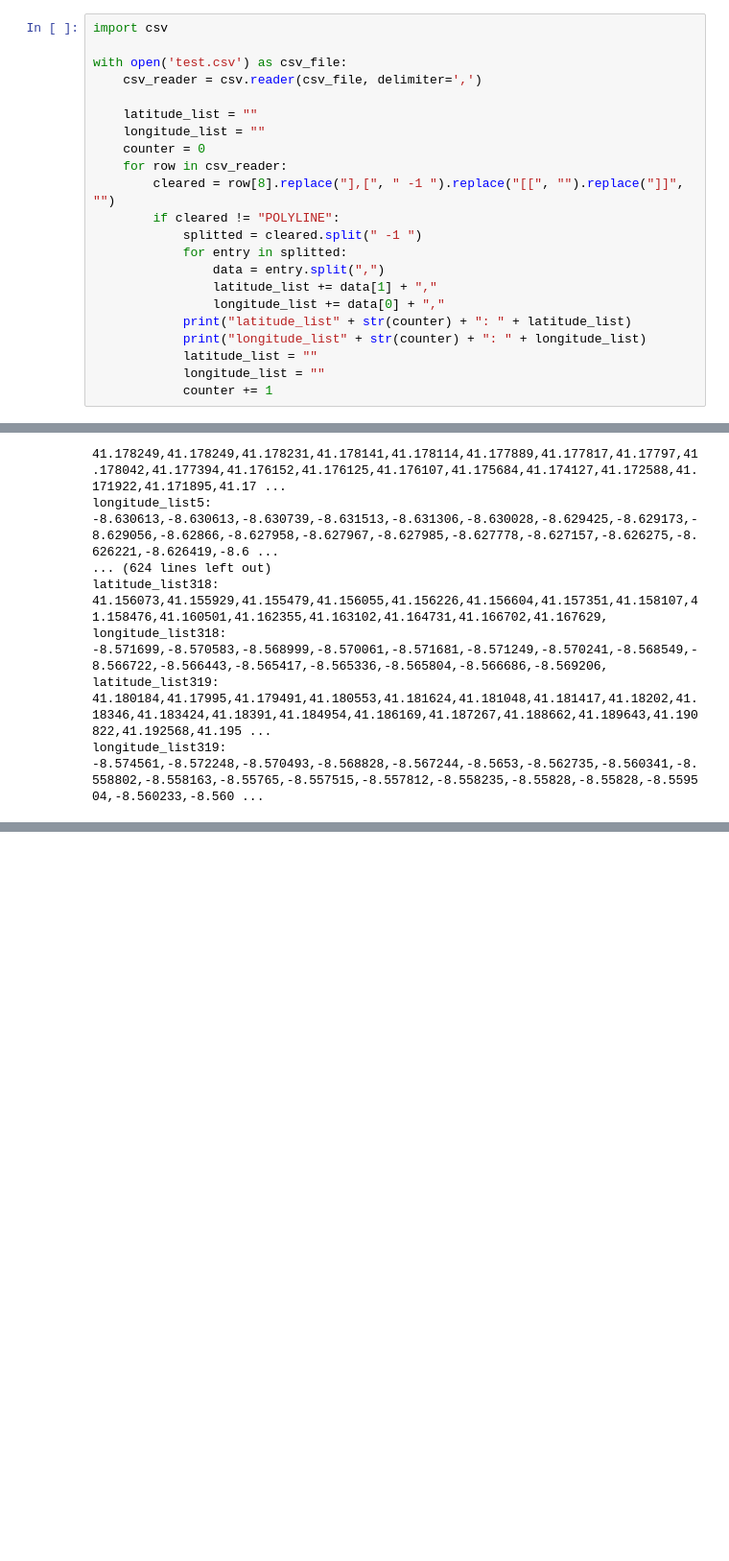
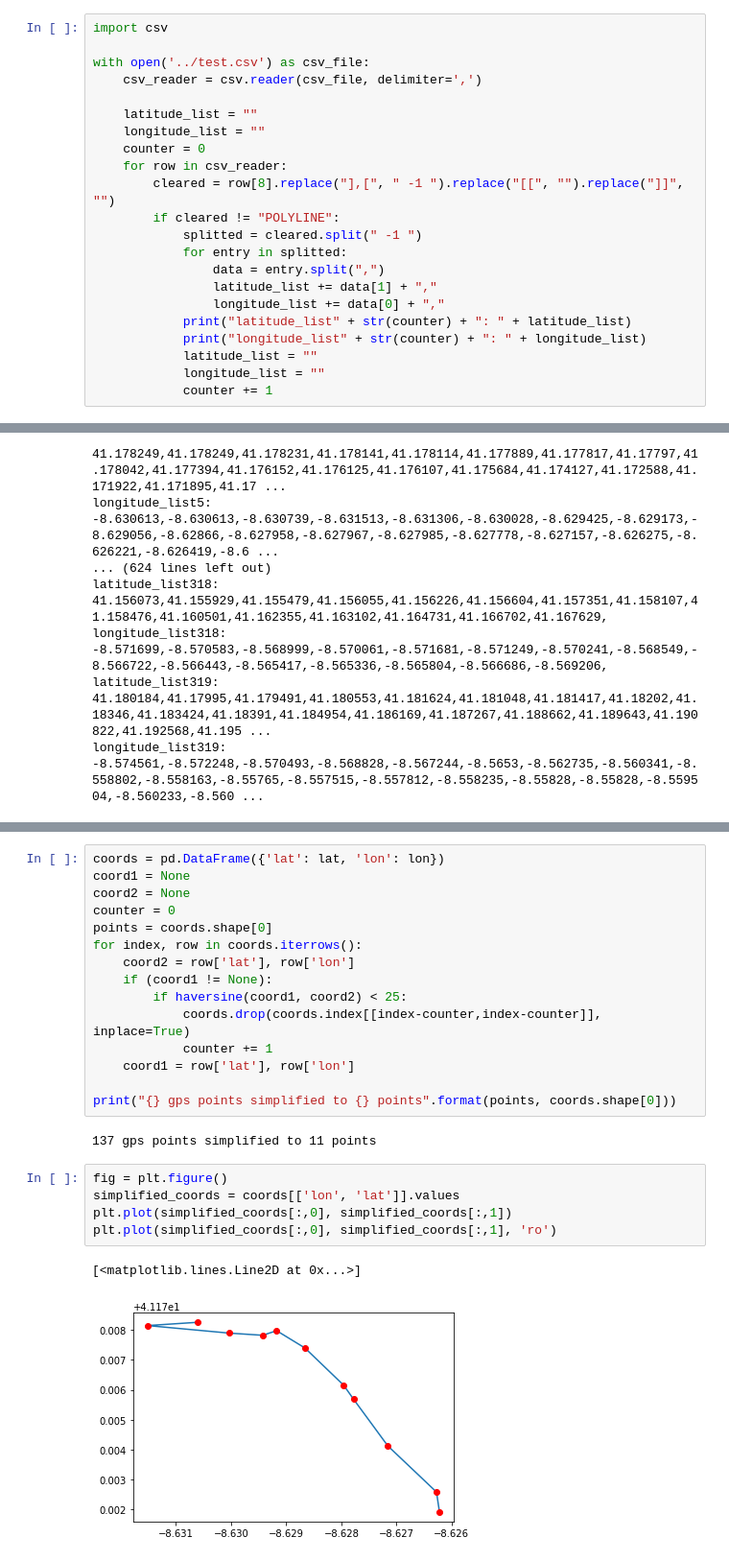
Before and after one commit to jiafug/dbpro, a Jupyter notebook: transform.ipynb, the cells around one changed output, grey strips where cells are left out. Shown: that part at 96% size. Saved outputs shown, nothing was run; the diff lists cells and outputs as text; blank space fills up the shorter version.

```diff
--- a/transform.ipynb
+++ b/transform.ipynb
@@ -1,7 +17,7 @@
 # %%
 import csv
 
-with open('test.csv') as csv_file:
+with open('../test.csv') as csv_file:
     csv_reader = csv.reader(csv_file, delimiter=',')
 
     latitude_list = ""
@@ -66,0 +87,25 @@ gmap3.draw( "map.html" )
+# %%
+coords = pd.DataFrame({'lat': lat, 'lon': lon})
+coord1 = None
+coord2 = None
+counter = 0
+points = coords.shape[0]
+for index, row in coords.iterrows():
+    coord2 = row['lat'], row['lon']
+    if (coord1 != None):
+        if haversine(coord1, coord2) < 25:
+            coords.drop(coords.index[[index-counter,index-counter]], inplace=True)
+            counter += 1
+    coord1 = row['lat'], row['lon']
+
+print("{} gps points simplified to {} points".format(points, coords.shape[0]))
+# %% [output]
+137 gps points simplified to 11 points
+# %%
+fig = plt.figure()
+simplified_coords = coords[['lon', 'lat']].values
+plt.plot(simplified_coords[:,0], simplified_coords[:,1])
+plt.plot(simplified_coords[:,0], simplified_coords[:,1], 'ro')
+# %% [output]
+[<matplotlib.lines.Line2D at 0x...>]
+[figure, added]
```
Also changed, not shown: parts of 16 cells of this notebook, 1 other file.
